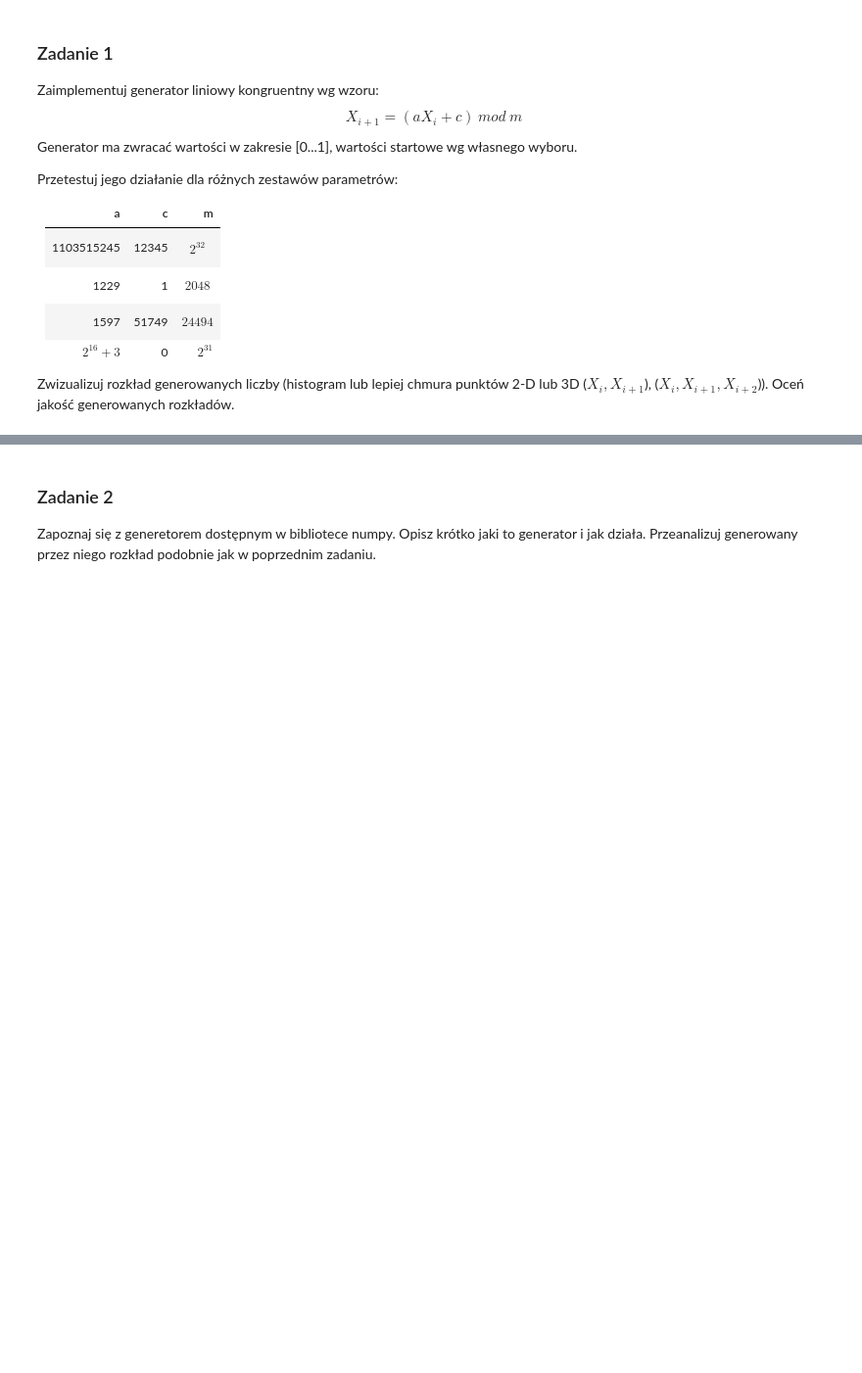
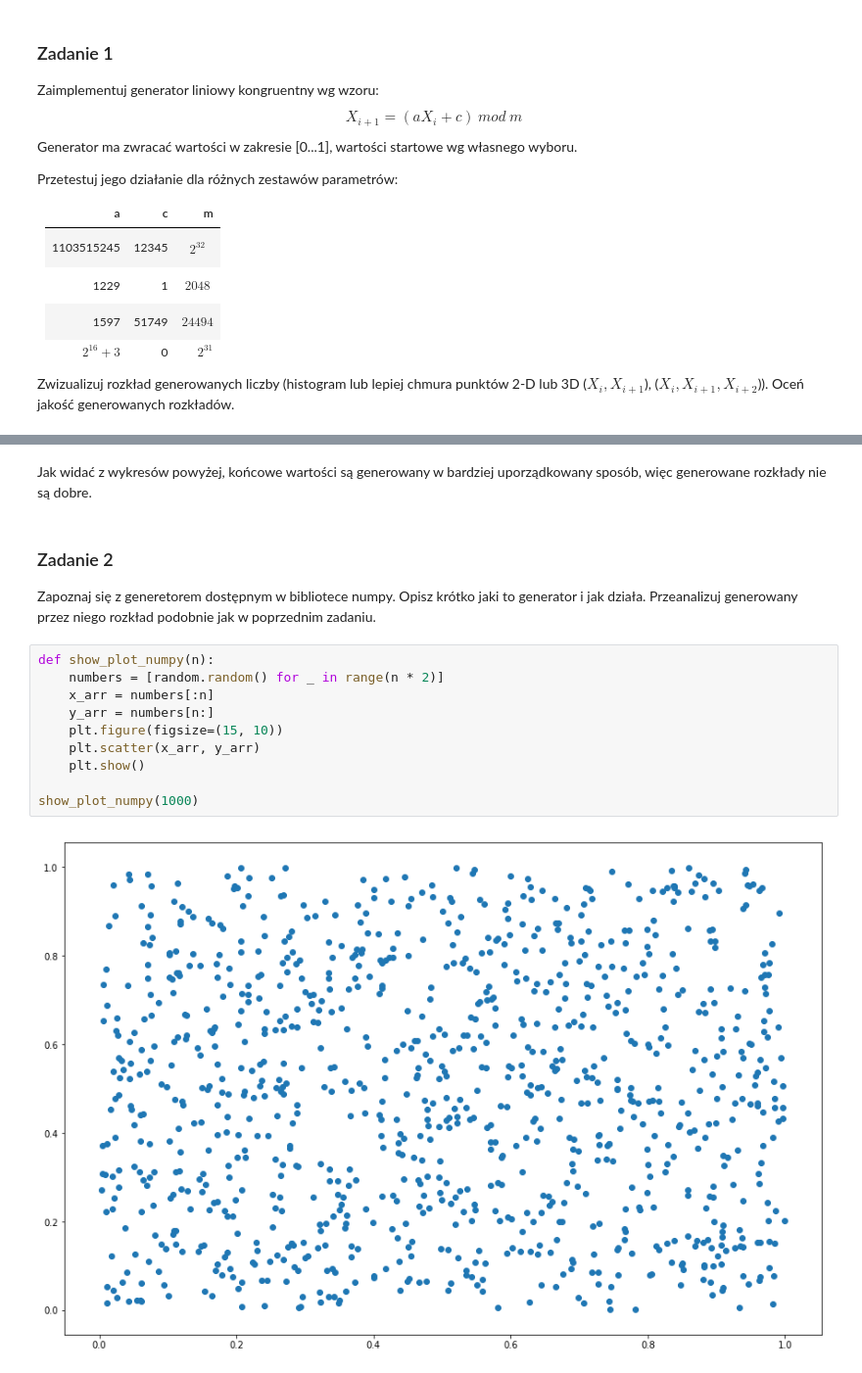
Before and after one commit to Tumilok/mownit, a Jupyter notebook: MOwNiT-lab13.ipynb, the cells around one changed output, grey strips where cells are left out. Shown at 98% size. Saved outputs shown, nothing was run; the diff lists cells and outputs as text; blank space fills up the shorter version.

```diff
--- a/MOwNiT-lab13.ipynb
+++ b/MOwNiT-lab13.ipynb
@@ -18,3 +69,17 @@ Zwizualizuj rozkład generowanych liczby (histogram lub lepiej chmura punktów 2
+# %% [markdown]
+Jak widać z wykresów powyżej, końcowe wartości są generowany w bardziej uporządkowany sposób, więc generowane rozkłady nie są dobre.
 # %% [markdown]
 ### Zadanie 2
 Zapoznaj się z generetorem dostępnym w bibliotece numpy. Opisz krótko jaki to generator i jak działa. Przeanalizuj generowany przez niego rozkład podobnie jak w poprzednim zadaniu.
+# %%
+def show_plot_numpy(n):
+    numbers = [random.random() for _ in range(n * 2)]
+    x_arr = numbers[:n]
+    y_arr = numbers[n:]
+    plt.figure(figsize=(15, 10))
+    plt.scatter(x_arr, y_arr)
+    plt.show()
+
+show_plot_numpy(1000)
+# %% [output]
+[figure, added]
```
Also changed, not shown: parts of 11 cells of this notebook.
